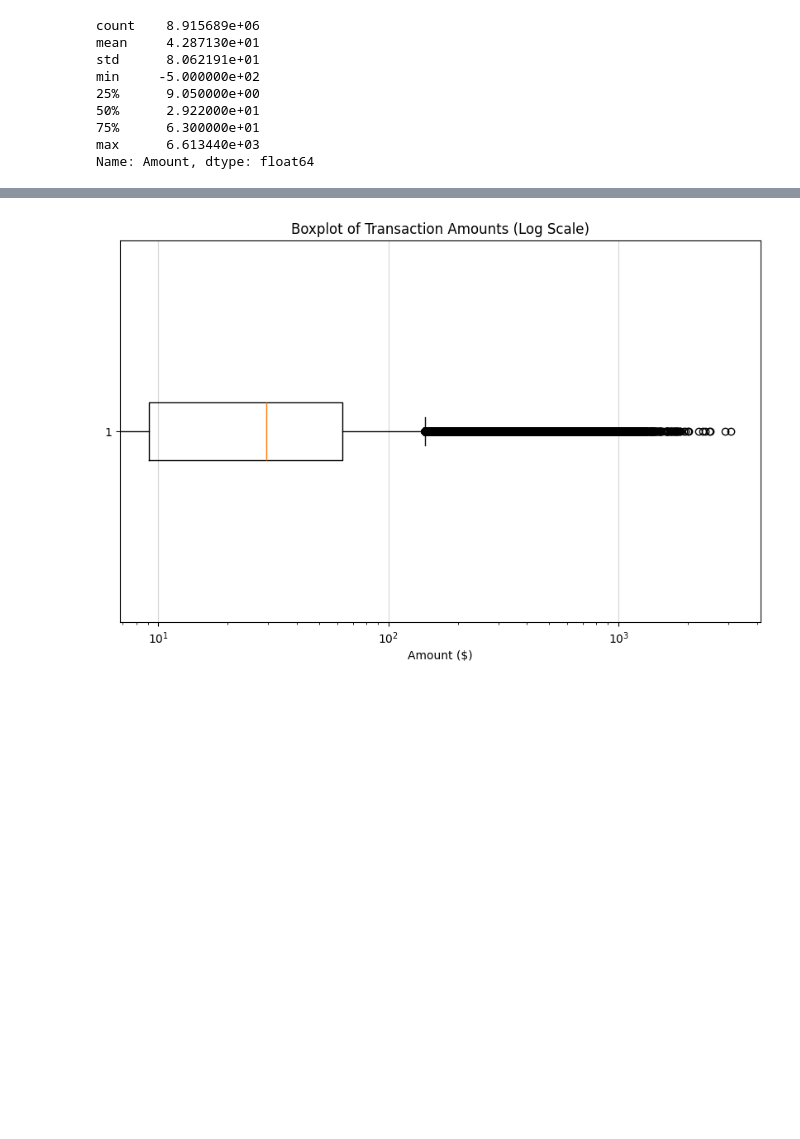
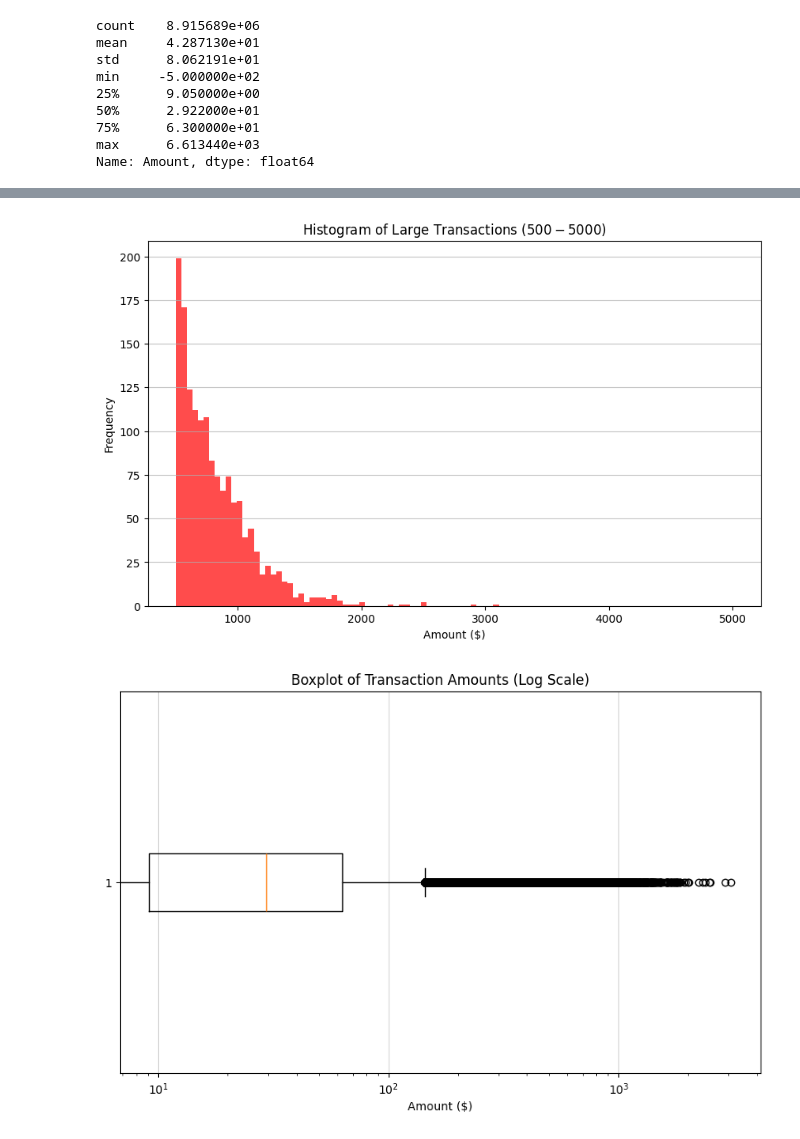
Before and after one commit to Rodney864/Datamining, a Jupyter notebook: FinancialData.ipynb/FinancialData.ipynb, the cells around one changed output, grey strips where cells are left out. Saved outputs shown, nothing was run; the diff lists cells and outputs as text; code cells hidden in the pictures; blank space fills up the shorter version.

```diff
--- a/FinancialData.ipynb/FinancialData.ipynb
+++ b/FinancialData.ipynb/FinancialData.ipynb
@@ -252,3 +263,14 @@ plt.show()
+# %%
+# A histogram of Large transaction amounts
+plt.figure(figsize=(10,6))
+plt.hist(sample_df['Amount'], bins=100, range=(500,5000), color='red', alpha=0.7)
+plt.title('Histogram of Large Transactions ($500-$5000)')
+plt.xlabel('Amount ($)')
+plt.ylabel('Frequency')
+plt.grid(axis='y', alpha=0.75)
+plt.show()
+# %% [output]
+[figure, added]
 # %%
 # Boxplot to visualize outliers in transaction amounts
 plt.figure(figsize=(10,6))
```
Also changed, not shown: parts of 12 cells of this notebook.
